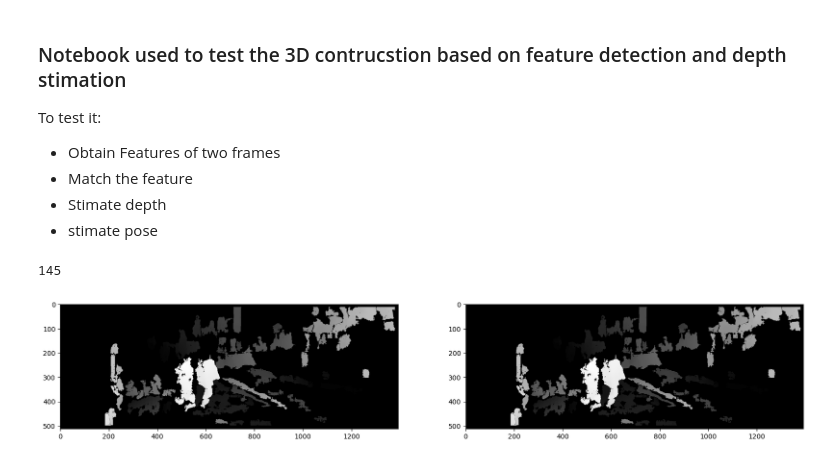
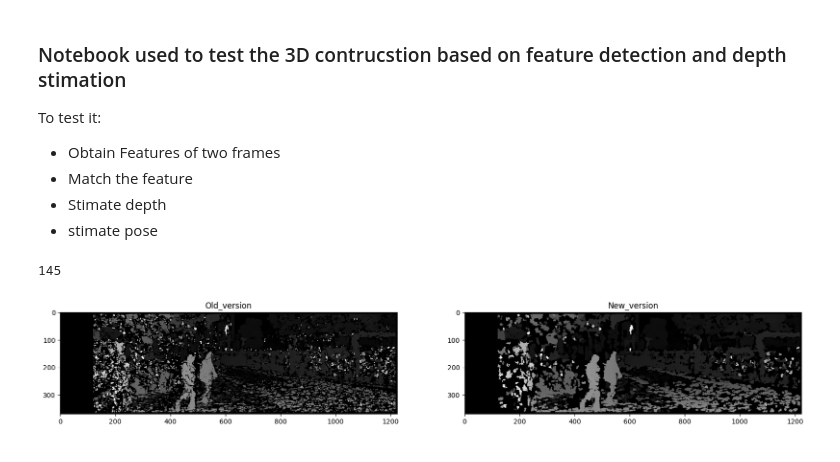
Before and after one commit to alexciru/Pfas-finalProject, a Jupyter notebook: notebooks/3d_recognisionTuning.ipynb, the cells around one changed output. Drawn from its saved outputs; the diff is of its cells as text; code cells hidden in the pictures.

Commit message:
added rectified imgs from dataset for depth tunnin

```diff
--- a/notebooks/3d_recognisionTuning.ipynb
+++ b/notebooks/3d_recognisionTuning.ipynb
@@ -14,11 +14,16 @@ import matplotlib.pyplot as plt
 import os
 # %%
 
-DATASET_PATH = "..\\data\\video"
+DATASET_PATH = "..\\data\\rectified\\originals"
+DATASET_NOT_REC = "..\\data\\video"
 
 ## Get the images
-left_images = glob.glob(DATASET_PATH + "/seq_01/image_02/data/*.png")
-right_images = glob.glob(DATASET_PATH + "/seq_01/image_03/data/*.png")
+left_images = glob.glob(DATASET_PATH + "/seq_1/image_02/data/*.png")
+right_images = glob.glob(DATASET_PATH + "/seq_1/image_03/data/*.png")
+
+left_images_not_rectified = glob.glob(DATASET_NOT_REC + "/seq_01/image_02/data/*.png")
+right_images_not_rectified = glob.glob(DATASET_NOT_REC + "/seq_01/image_03/data/*.png")
+
 maxTimeStep = len(right_images)
 print(maxTimeStep)
 
@@ -30,55 +35,78 @@ old_disparity = new_disparity = None
 maxTimeStep = 3
 
 
-blockSize = 27          # odd number
-numDisparities = 16*10  # multiple of 16
+blockSize = 13          # odd number
+numDisparities = 16*7  # multiple of 16
 preFilterType = 1
-preFilterSize = 15
-preFilterCap = 30
+preFilterSize = 5
+preFilterCap = 3
 textureThreshold = 10
-uniquenessRatio = 5
-speckleRange = 7
-speckleWindowSize = 600
-disp12MaxDiff = 2
-minDisparity = 13
+uniquenessRatio = 1
+
+# affect the noise
+speckleRange = 3
+speckleWindowSize = 50
+
+disp12MaxDiff = 1
+minDisparity = 3
 
 
 
 for t in range(maxTimeStep):
     # Get the image of cameras
+
+
+
+
     left_image = cv2.imread(left_images[t], cv2.IMREAD_GRAYSCALE)
     right_image = cv2.imread(right_images[t], cv2.IMREAD_GRAYSCALE)
 
+
+    left_image_not_rectified = cv2.imread(left_images_not_rectified[t], cv2.IMREAD_GRAYSCALE)
+    right_image_not_rectified = cv2.imread(right_images_not_rectified[t], cv2.IMREAD_GRAYSCALE)
 
     ####################################################
     # get the disparity map
     ####################################################
 
     stereo = cv2.StereoBM_create()
 
     stereo.setNumDisparities(numDisparities)
     stereo.setBlockSize(blockSize)
     stereo.setPreFilterType(preFilterType)
     stereo.setPreFilterSize(preFilterSize)
     stereo.setPreFilterCap(preFilterCap)
     stereo.setTextureThreshold(textureThreshold)
     stereo.setUniquenessRatio(uniquenessRatio)
     stereo.setSpeckleRange(speckleRange)
     stereo.setSpeckleWindowSize(speckleWindowSize)
     stereo.setDisp12MaxDiff(disp12MaxDiff)
     stereo.setMinDisparity(minDisparity)
 
 
     disparity = stereo.compute(left_image, right_image)
+    disparity_not_rectified = stereo.compute(left_image_not_rectified, right_image_not_rectified)
 
 
 #plot both disparity maps
+#plt.figure(figsize=(20,10))
+#plt.subplot(121)
+#plt.imshow(old_disparity,'gray')
+#plt.subplot(122)
+#plt.imshow(disparity,'gray')
+
+
+# plot the depth map with the calibrated and not calobrated images with titles
 plt.figure(figsize=(20,10))
 plt.subplot(121)
 plt.imshow(old_disparity,'gray')
+plt.title("Old_version")
 plt.subplot(122)
 plt.imshow(disparity,'gray')
+plt.title("New_version")
 
+
+# Update for next iteration
 old_disparity = disparity
 # %% [output]
-[figure, old version]
+[figure, new version]
```
Also changed, not shown: parts of 1 cell of this notebook, 1 other file.
